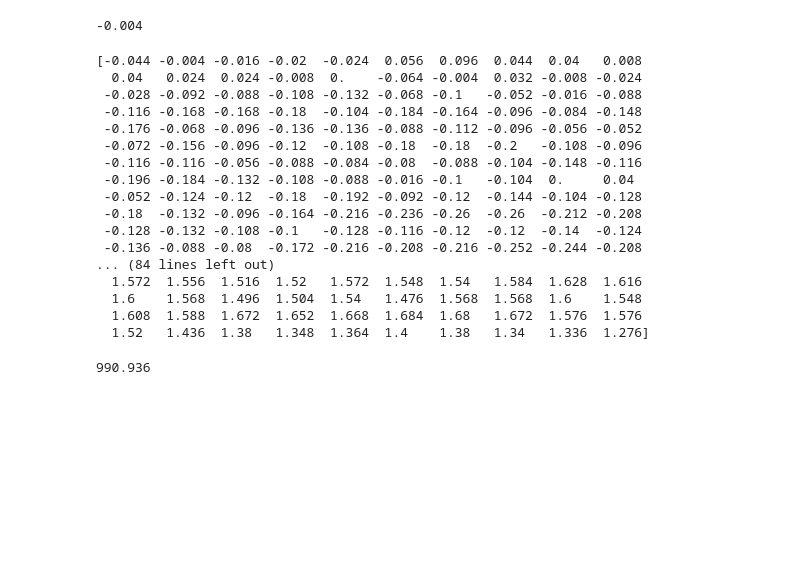
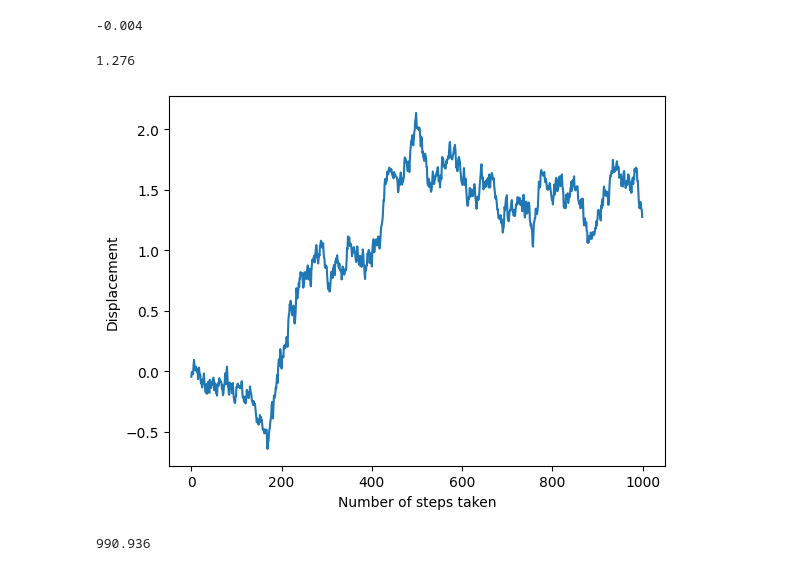
Before and after one commit to PX2145-2025/week-7-b-Morley-James, a Jupyter notebook: Random_walk.ipynb, the cells around one changed output. Cells and saved outputs as stored; diff of their text form; code cells hidden in the pictures; blank space fills up the shorter version.

```diff
--- a/Random_walk.ipynb
+++ b/Random_walk.ipynb
@@ -178,25 +178,19 @@ for s in range(num_steps):
   #Write into mean_position array
   mean_position[s] = mean_s_position
 
-print(mean_position)
+#Print the mean of the square of position at the final step
+print(mean_position[num_steps-1])
 # %% [output]
-[-0.044 -0.004 -0.016 -0.02  -0.024  0.056  0.096  0.044  0.04   0.008
-  0.04   0.024  0.024 -0.008  0.    -0.064 -0.004  0.032 -0.008 -0.024
- -0.028 -0.092 -0.088 -0.108 -0.132 -0.068 -0.1   -0.052 -0.016 -0.088
- -0.116 -0.168 -0.168 -0.18  -0.104 -0.184 -0.164 -0.096 -0.084 -0.148
- -0.176 -0.068 -0.096 -0.136 -0.136 -0.088 -0.112 -0.096 -0.056 -0.052
- -0.072 -0.156 -0.096 -0.12  -0.108 -0.18  -0.18  -0.2   -0.108 -0.096
- -0.116 -0.116 -0.056 -0.088 -0.084 -0.08  -0.088 -0.104 -0.148 -0.116
- -0.196 -0.184 -0.132 -0.108 -0.088 -0.016 -0.1   -0.104  0.     0.04
- -0.052 -0.124 -0.12  -0.18  -0.192 -0.092 -0.12  -0.144 -0.104 -0.128
- -0.18  -0.132 -0.096 -0.164 -0.216 -0.236 -0.26  -0.26  -0.212 -0.208
- -0.128 -0.132 -0.108 -0.1   -0.128 -0.116 -0.12  -0.12  -0.14  -0.124
- -0.136 -0.088 -0.08  -0.172 -0.216 -0.208 -0.216 -0.252 -0.244 -0.208
-... (84 lines left out)
-  1.572  1.556  1.516  1.52   1.572  1.548  1.54   1.584  1.628  1.616
-  1.6    1.568  1.496  1.504  1.54   1.476  1.568  1.568  1.6    1.548
-  1.608  1.588  1.672  1.652  1.668  1.684  1.68   1.672  1.576  1.576
-  1.52   1.436  1.38   1.348  1.364  1.4    1.38   1.34   1.336  1.276]
+1.276
+# %%
+#Graph mean position with number of steps
+plt.plot(steps_array,mean_position)
+#Format graph
+plt.xlabel("Number of steps taken")
+plt.ylabel("Displacement")
+plt.show()
+# %% [output]
+[figure, added]
 # %%
 #Prepare an array of length of the number of steps, to fill with the mean square positions at step s
 mean_squared_position= np.zeros(num_steps)
```
Also changed, not shown: parts of 4 cells of this notebook.
